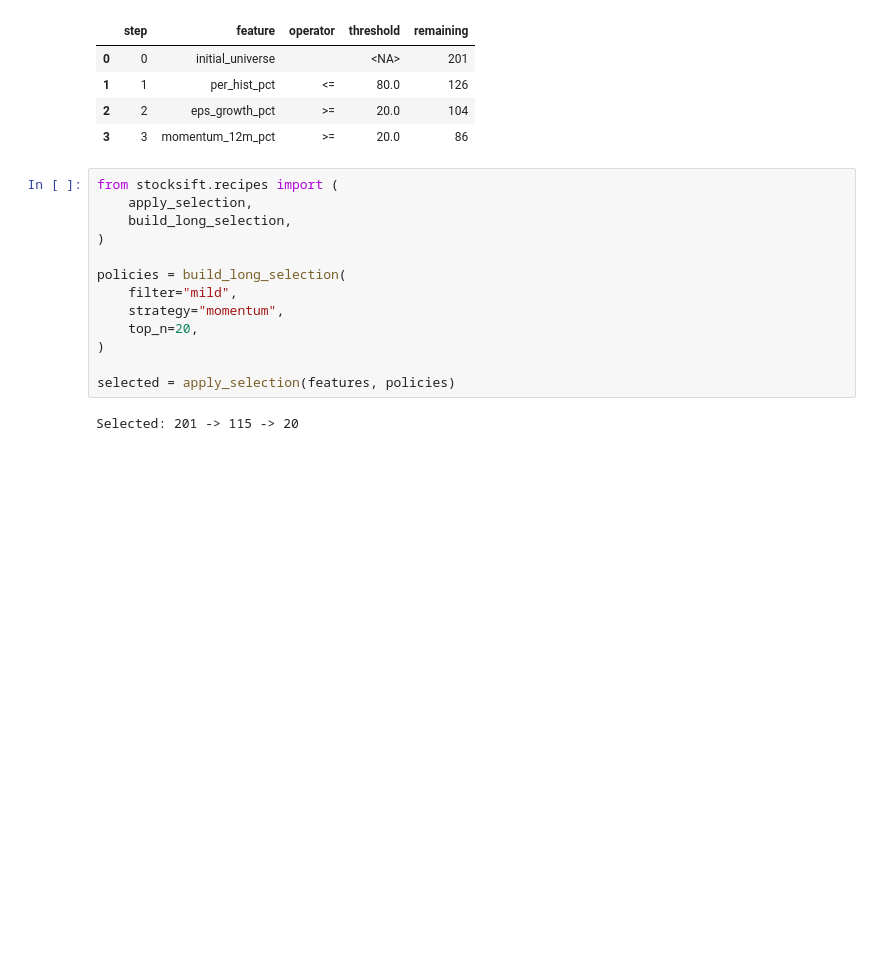
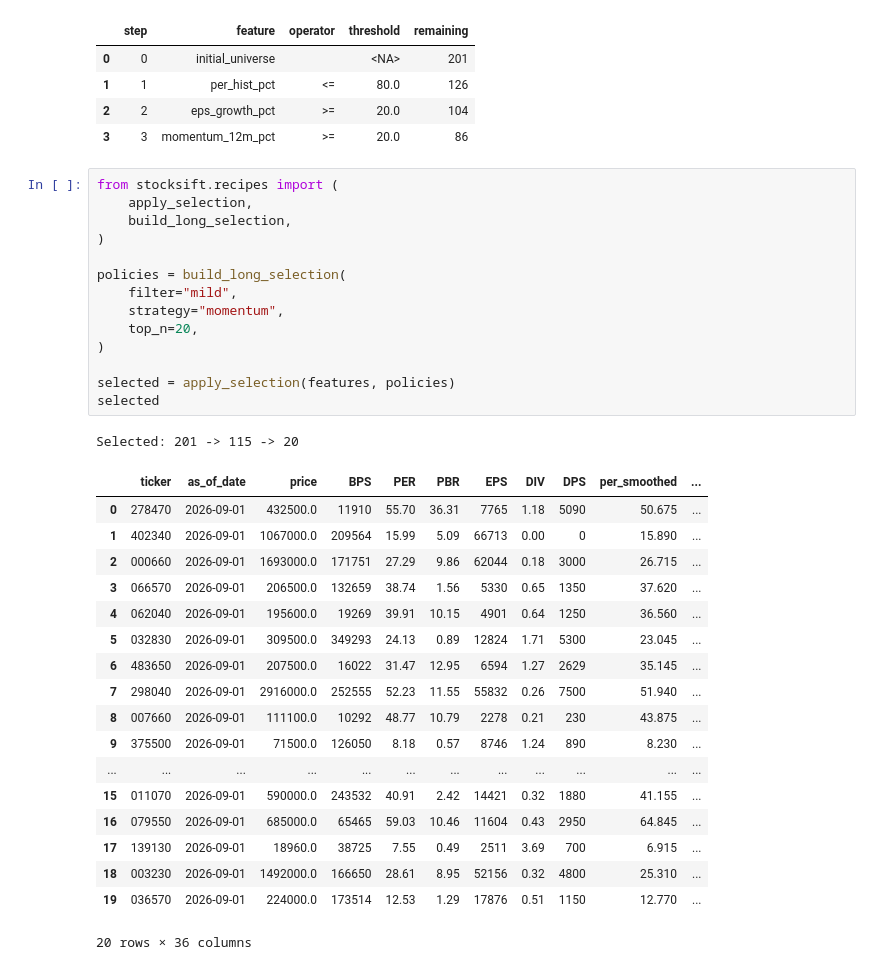
Before and after one commit to lbk209/stocksift, a Jupyter notebook: example_stock_selection_long_v4.ipynb, the cells around one changed output. Saved outputs shown, nothing was run; the diff lists cells and outputs as text; blank space fills up the shorter version.

```diff
--- a/example_stock_selection_long_v4.ipynb
+++ b/example_stock_selection_long_v4.ipynb
@@ -411,15 +417,34 @@ strict 86 / 201
 # %%
 from stocksift.recipes import (
     apply_selection,
     build_long_selection,
 )
 
 policies = build_long_selection(
     filter="mild",
     strategy="momentum",
     top_n=20,
 )
 
 selected = apply_selection(features, policies)
+selected
 # %% [output]
 Selected: 201 -> 115 -> 20
+|  | ticker | as_of_date | price | BPS | PER | PBR | EPS | DIV | DPS | per_smoothed | ... |
+| 0 | 278470 | 2026-09-01 | 432500.0 | 11910 | 55.70 | 36.31 | 7765 | 1.18 | 5090 | 50.675 | ... |
+| 1 | 402340 | 2026-09-01 | 1067000.0 | 209564 | 15.99 | 5.09 | 66713 | 0.00 | 0 | 15.890 | ... |
+| 2 | 000660 | 2026-09-01 | 1693000.0 | 171751 | 27.29 | 9.86 | 62044 | 0.18 | 3000 | 26.715 | ... |
+| 3 | 066570 | 2026-09-01 | 206500.0 | 132659 | 38.74 | 1.56 | 5330 | 0.65 | 1350 | 37.620 | ... |
+| 4 | 062040 | 2026-09-01 | 195600.0 | 19269 | 39.91 | 10.15 | 4901 | 0.64 | 1250 | 36.560 | ... |
+| 5 | 032830 | 2026-09-01 | 309500.0 | 349293 | 24.13 | 0.89 | 12824 | 1.71 | 5300 | 23.045 | ... |
+| 6 | 483650 | 2026-09-01 | 207500.0 | 16022 | 31.47 | 12.95 | 6594 | 1.27 | 2629 | 35.145 | ... |
+| 7 | 298040 | 2026-09-01 | 2916000.0 | 252555 | 52.23 | 11.55 | 55832 | 0.26 | 7500 | 51.940 | ... |
+| 8 | 007660 | 2026-09-01 | 111100.0 | 10292 | 48.77 | 10.79 | 2278 | 0.21 | 230 | 43.875 | ... |
+| 9 | 375500 | 2026-09-01 | 71500.0 | 126050 | 8.18 | 0.57 | 8746 | 1.24 | 890 | 8.230 | ... |
+| ... | ... | ... | ... | ... | ... | ... | ... | ... | ... | ... | ... |
+| 15 | 011070 | 2026-09-01 | 590000.0 | 243532 | 40.91 | 2.42 | 14421 | 0.32 | 1880 | 41.155 | ... |
+| 16 | 079550 | 2026-09-01 | 685000.0 | 65465 | 59.03 | 10.46 | 11604 | 0.43 | 2950 | 64.845 | ... |
+| 17 | 139130 | 2026-09-01 | 18960.0 | 38725 | 7.55 | 0.49 | 2511 | 3.69 | 700 | 6.915 | ... |
+| 18 | 003230 | 2026-09-01 | 1492000.0 | 166650 | 28.61 | 8.95 | 52156 | 0.32 | 4800 | 25.310 | ... |
+| 19 | 036570 | 2026-09-01 | 224000.0 | 173514 | 12.53 | 1.29 | 17876 | 0.51 | 1150 | 12.770 | ... |
+20 rows × 36 columns
```
Also changed, not shown: parts of 16 cells of this notebook, 2 other files.
